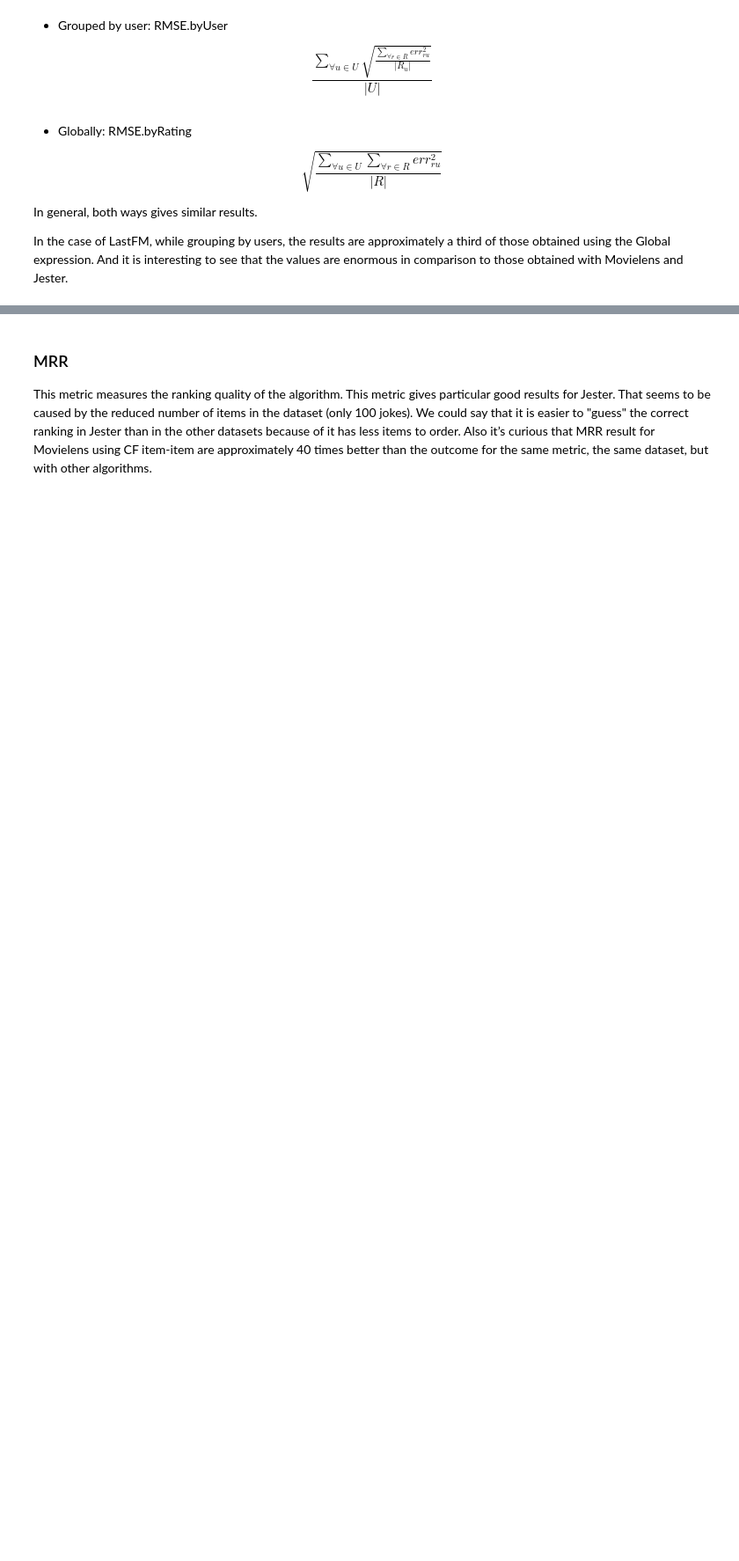
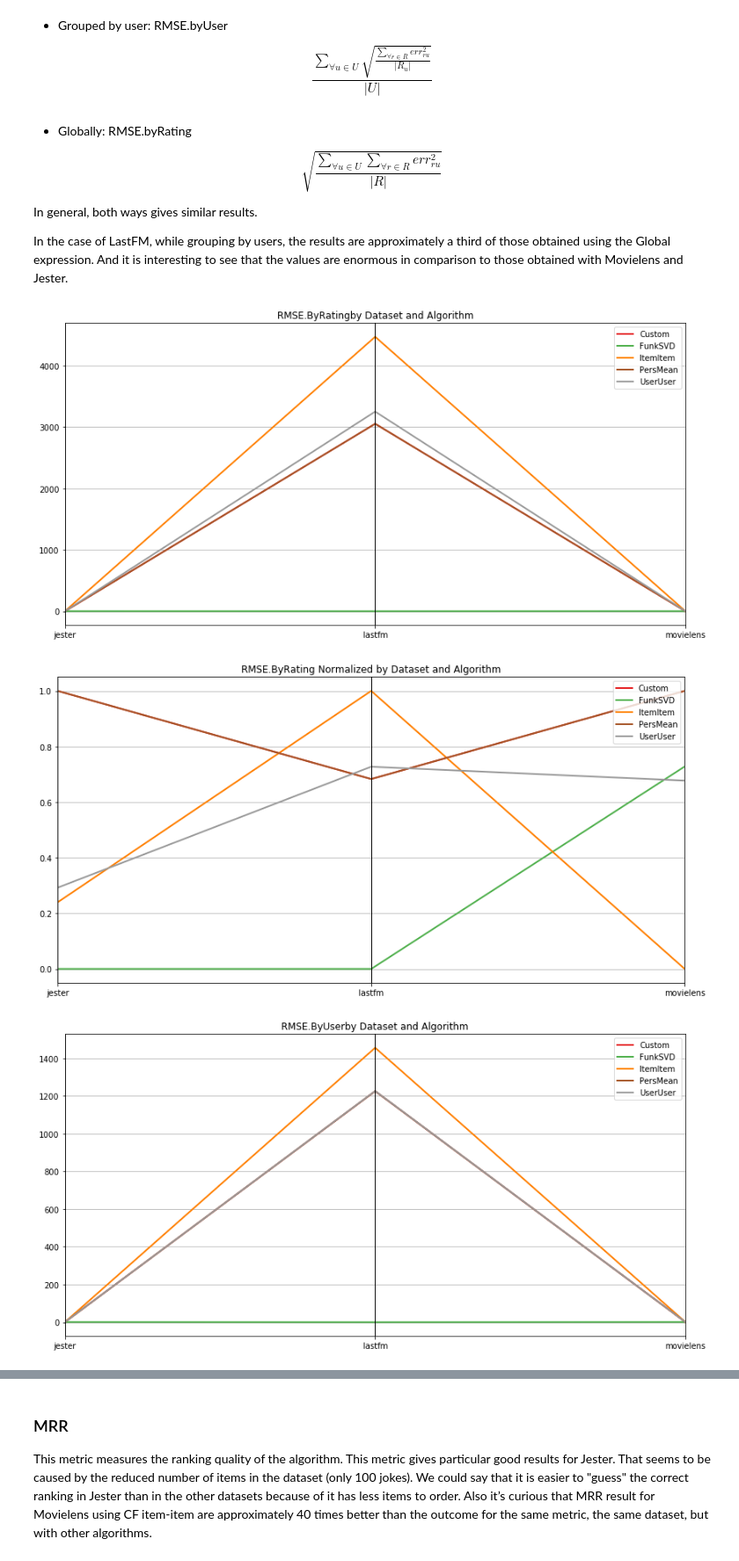
Before and after one commit to Roj/recsys-comparison, a Jupyter notebook: analyze-output.ipynb, the cells around one changed output, grey strips where cells are left out. Shown: that part at 88% size. Cells and saved outputs as stored; diff of their text form; code cells hidden in the pictures; blank space fills up the shorter version.

Commit message:
Adding metric graphs

```diff
--- a/analyze-output.ipynb
+++ b/analyze-output.ipynb
@@ -87 +91,25 @@ agg_results
+# %%
+import pandas
+import matplotlib.pyplot as plt
+from pandas.tools.plotting import parallel_coordinates
+
+def print_metric(m):
+    plt.figure(figsize=(14,7))
+
+    metric_data = agg_results.reset_index().pivot(index='Algorithm', columns='Dataset', values=m).reset_index().fillna(0)
+    parallel_coordinates(metric_data, 'Algorithm',colormap="Set1",linewidth=2);
+    plt.title(m + 'by Dataset and Algorithm')
+
+    plt.show()
+
+
+    algo = metric_data['Algorithm']
+    aux = metric_data.drop('Algorithm',1)
+    metric_data_norm = (aux - aux.min()) / (aux.max() - aux.min())
+    metric_data_norm.loc[:,'Algorithm']=algo
+    plt.figure(figsize=(14,7))
+    parallel_coordinates(metric_data_norm, 'Algorithm',colormap="Set1",linewidth=2);
+
+    plt.title(m + ' Normalized by Dataset and Algorithm')
+    plt.show()
 # %% [markdown]
@@ -105,3 +134,10 @@ RMSE reflects the difference between the real values and those predicted by the
 In general, both ways gives similar results.
 
 In the case of LastFM, while grouping by users, the results are approximately a third of those obtained using the Global expression. And it is interesting to see that the values are enormous in comparison to those obtained with Movielens and Jester.
+# %%
+print_metric('RMSE.ByRating')
+print_metric('RMSE.ByUser')
+# %% [output]
+[figure, added]
+[figure, added]
+[figure, added]
```
Also changed, not shown: parts of 5 cells of this notebook, 1 other file.
